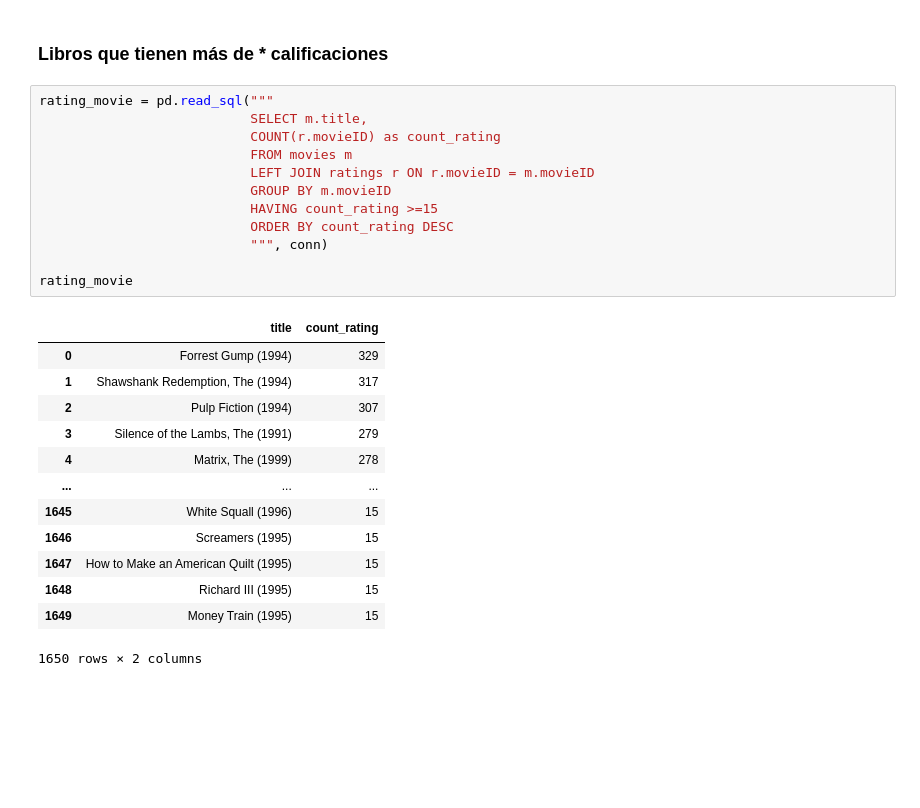
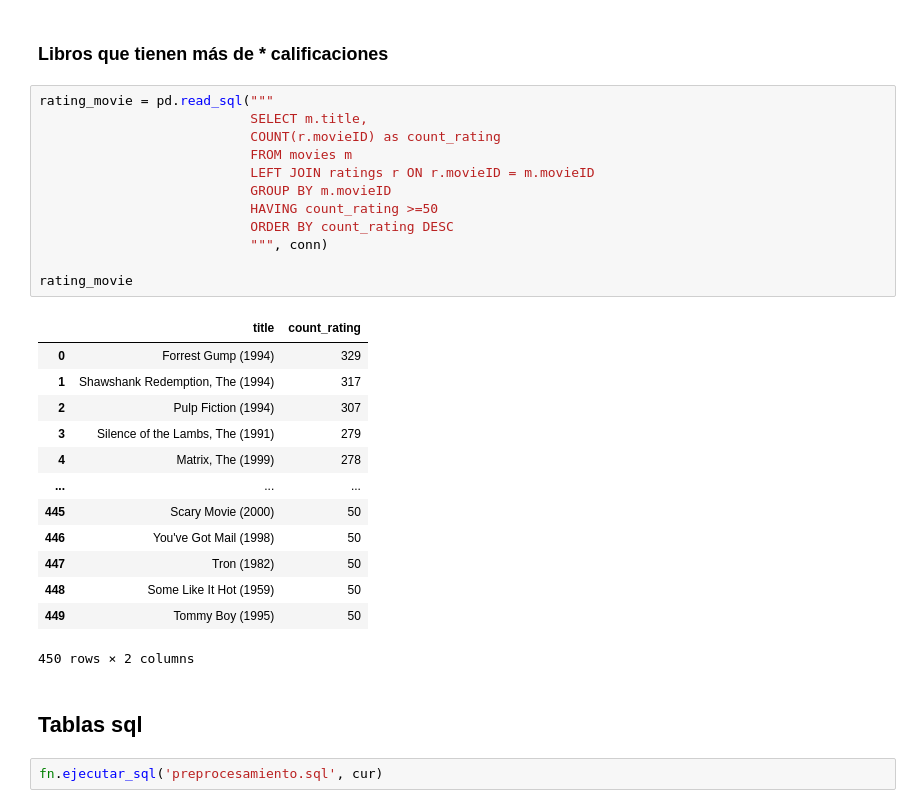
Before and after one commit to Leostark95/Analitica_3_Proyecto_2, a Jupyter notebook: b_analisis_exploratorio.ipynb, the cells around one changed output. Drawn from its saved outputs; the diff is of its cells as text; blank space fills up the shorter version.

Commit message:
Lista tabla para modelo

```diff
--- a/b_analisis_exploratorio.ipynb
+++ b/b_analisis_exploratorio.ipynb
@@ -179,26 +179,30 @@ plt.show()
 # %%
 rating_movie = pd.read_sql("""
                            SELECT m.title,
                            COUNT(r.movieID) as count_rating
                            FROM movies m
                            LEFT JOIN ratings r ON r.movieID = m.movieID
                            GROUP BY m.movieID
-                           HAVING count_rating >=15
+                           HAVING count_rating >=50
                            ORDER BY count_rating DESC
                            """, conn)
 
 rating_movie
 # %% [output]
 |  | title | count_rating |
 | 0 | Forrest Gump (1994) | 329 |
 | 1 | Shawshank Redemption, The (1994) | 317 |
 | 2 | Pulp Fiction (1994) | 307 |
 | 3 | Silence of the Lambs, The (1991) | 279 |
 | 4 | Matrix, The (1999) | 278 |
 | ... | ... | ... |
-| 1645 | White Squall (1996) | 15 |
-| 1646 | Screamers (1995) | 15 |
-| 1647 | How to Make an American Quilt (1995) | 15 |
-| 1648 | Richard III (1995) | 15 |
-| 1649 | Money Train (1995) | 15 |
+| 445 | Scary Movie (2000) | 50 |
+| 446 | You've Got Mail (1998) | 50 |
+| 447 | Tron (1982) | 50 |
+| 448 | Some Like It Hot (1959) | 50 |
+| 449 | Tommy Boy (1995) | 50 |
-1650 rows × 2 columns
+450 rows × 2 columns
+# %% [markdown]
+## Tablas sql
+# %%
+fn.ejecutar_sql('preprocesamiento.sql', cur)
```
Also changed, not shown: parts of 5 cells of this notebook.
